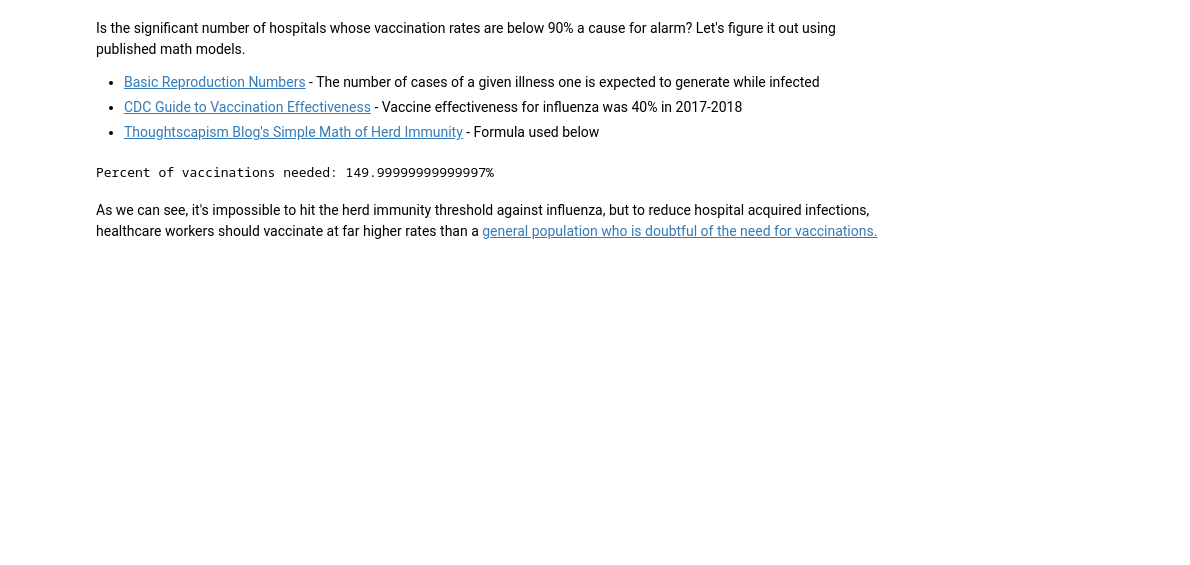
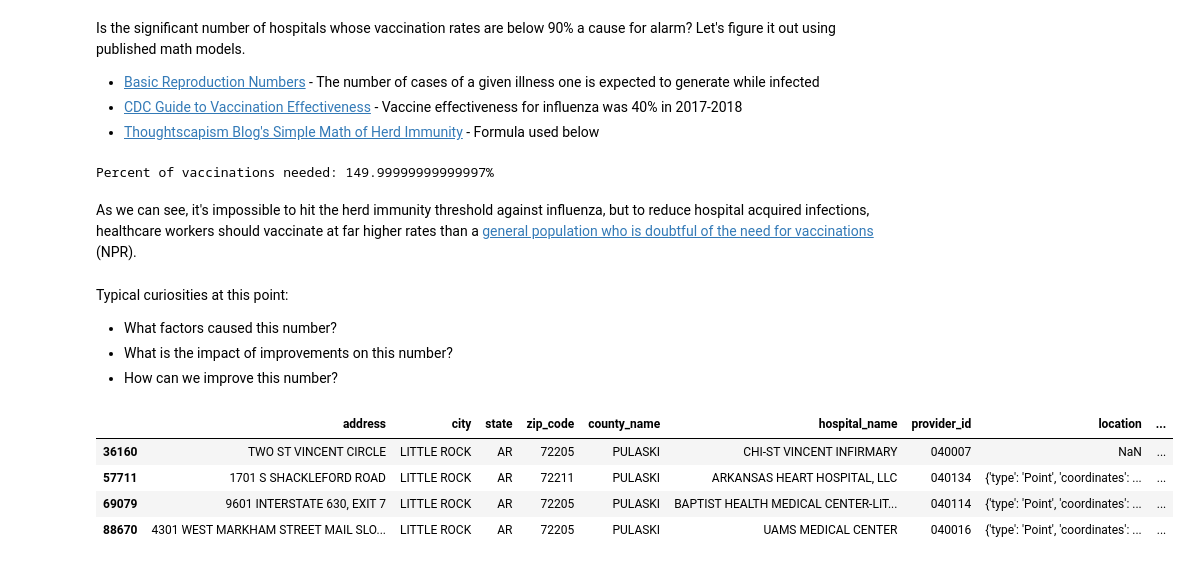
Before and after one commit to hemphillmc/hospital_compare_studies, a Jupyter notebook: timely_effective_care_public.ipynb, the cells around one changed output. Drawn from its saved outputs; the diff is of its cells as text; code cells hidden in the pictures; blank space fills up the shorter version.

```diff
--- a/timely_effective_care_public.ipynb
+++ b/timely_effective_care_public.ipynb
@@ -342,4 +367,17 @@ print('Percent of vaccinations needed: ' + str(vaccine_coverage(influenza_reprod
 # %% [output]
 Percent of vaccinations needed: 149.99999999999997%
 # %% [markdown]
-As we can see, it's impossible to hit the herd immunity threshold against influenza, but to reduce hospital acquired infections, healthcare workers should vaccinate at far higher rates than a [general population who is doubtful of the need for vaccinations.](https://www.npr.org/sections/health-shots/2015/11/27/456202280/many-americans-believe-they-dont-need-the-flu-vaccine)
+As we can see, it's impossible to hit the herd immunity threshold against influenza, but to reduce hospital acquired infections, healthcare workers should vaccinate at far higher rates than a [general population who is doubtful of the need for vaccinations](https://www.npr.org/sections/health-shots/2015/11/27/456202280/many-americans-believe-they-dont-need-the-flu-vaccine) (NPR).
+# %% [markdown]
+Typical curiosities at this point:
+- What factors caused this number?
+- What is the impact of improvements on this number?
+- How can we improve this number?
+# %%
+hw_influenza_study.loc[hw_influenza_study.city == 'LITTLE ROCK']
+# %% [output]
+|  | address | city | state | zip_code | county_name | hospital_name | provider_id | location | ... |
+| 36160 | TWO ST VINCENT CIRCLE | LITTLE ROCK | AR | 72205 | PULASKI | CHI-ST VINCENT INFIRMARY | 040007 | NaN | ... |
+| 57711 | 1701 S SHACKLEFORD ROAD | LITTLE ROCK | AR | 72211 | PULASKI | ARKANSAS HEART HOSPITAL, LLC | 040134 | {'type': 'Point', 'coordinates': ... | ... |
+| 69079 | 9601 INTERSTATE 630, EXIT 7 | LITTLE ROCK | AR | 72205 | PULASKI | BAPTIST HEALTH MEDICAL CENTER-LIT... | 040114 | {'type': 'Point', 'coordinates': ... | ... |
+| 88670 | 4301 WEST MARKHAM STREET MAIL SLO... | LITTLE ROCK | AR | 72205 | PULASKI | UAMS MEDICAL CENTER | 040016 | {'type': 'Point', 'coordinates': ... | ... |
```
Also changed, not shown: parts of 10 cells of this notebook.
